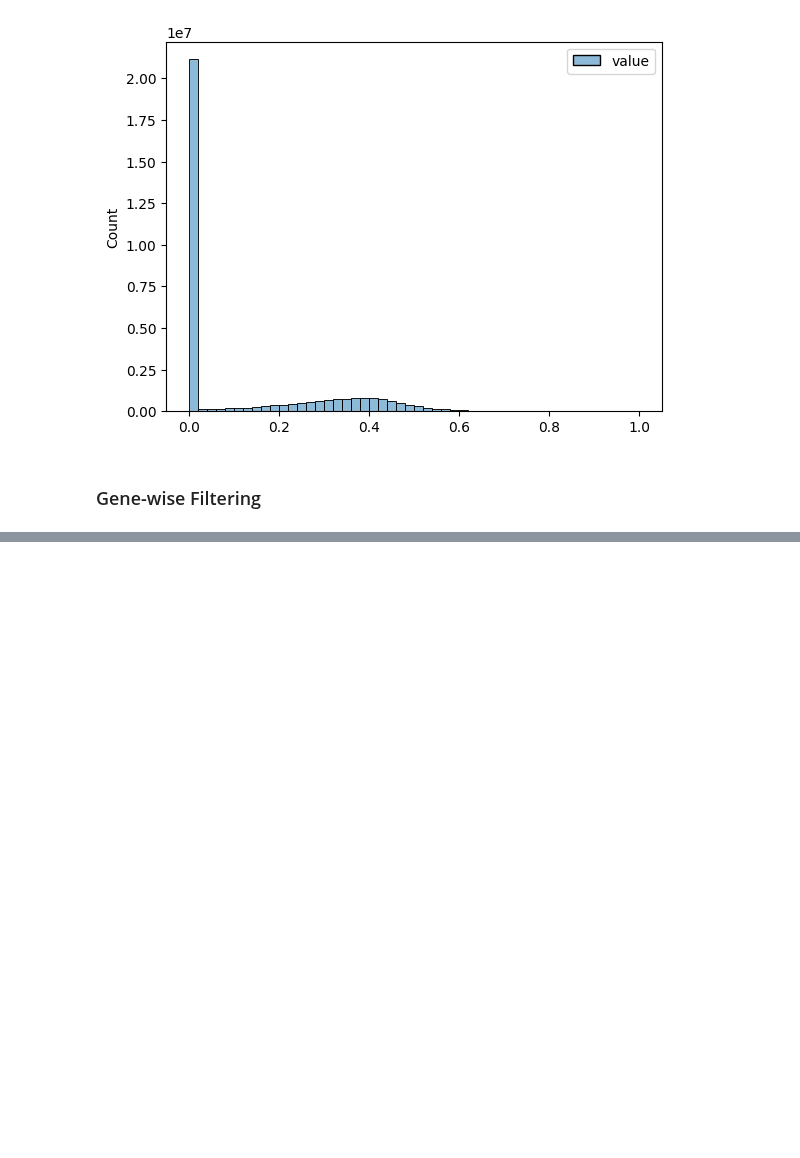
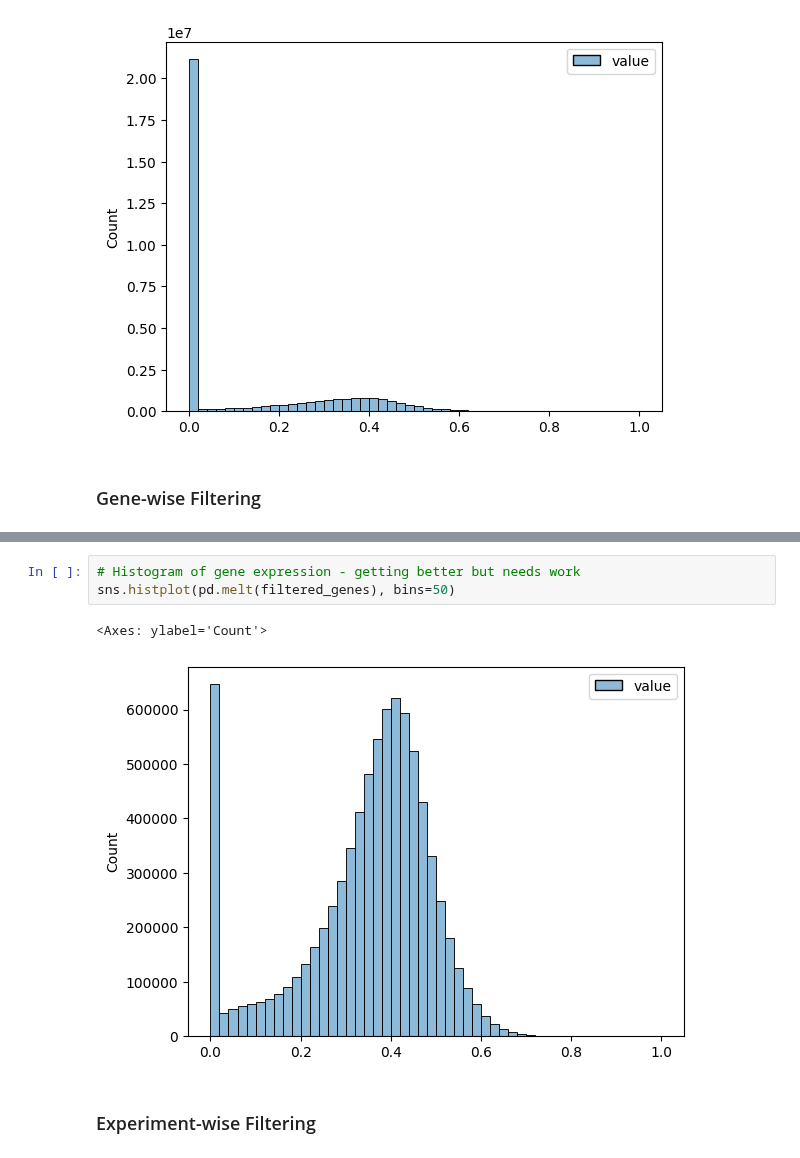
Before and after one commit to georgiadoing/seqADAGE, a Jupyter notebook: Py/muk_transfer_learning/filtering/Mukundan_sa_filt.ipynb, the cells around one changed output, grey strips where cells are left out. Saved outputs shown, nothing was run; the diff lists cells and outputs as text; blank space fills up the shorter version.

```diff
--- a/Py/muk_transfer_learning/filtering/Mukundan_sa_filt.ipynb
+++ b/Py/muk_transfer_learning/filtering/Mukundan_sa_filt.ipynb
@@ -117,0 +177,8 @@ Text(0.5, 1.0, 'Mean vs. Median expression')
+# %%
+# Histogram of gene expression - getting better but needs work
+sns.histplot(pd.melt(filtered_genes), bins=50)
+# %% [output]
+<Axes: ylabel='Count'>
+[figure, added]
+# %% [markdown]
+### Experiment-wise Filtering
```
Also changed, not shown: parts of 20 cells of this notebook.
